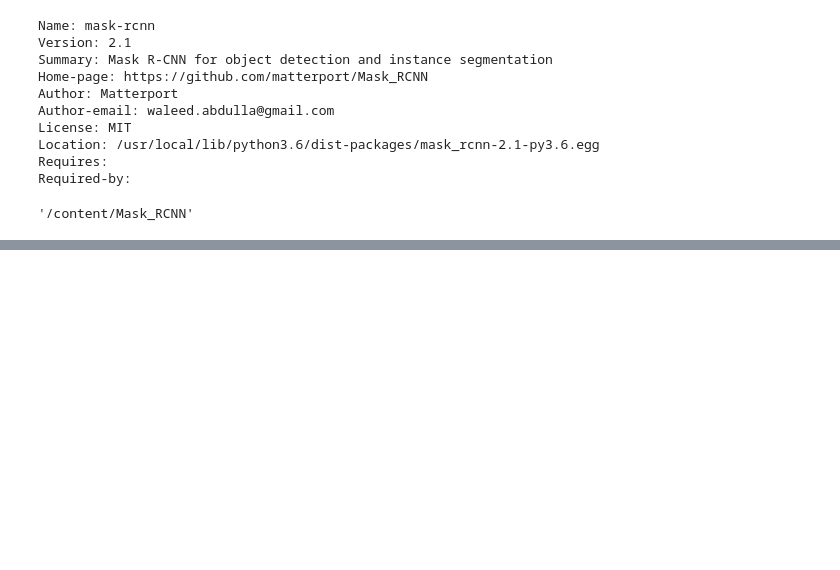
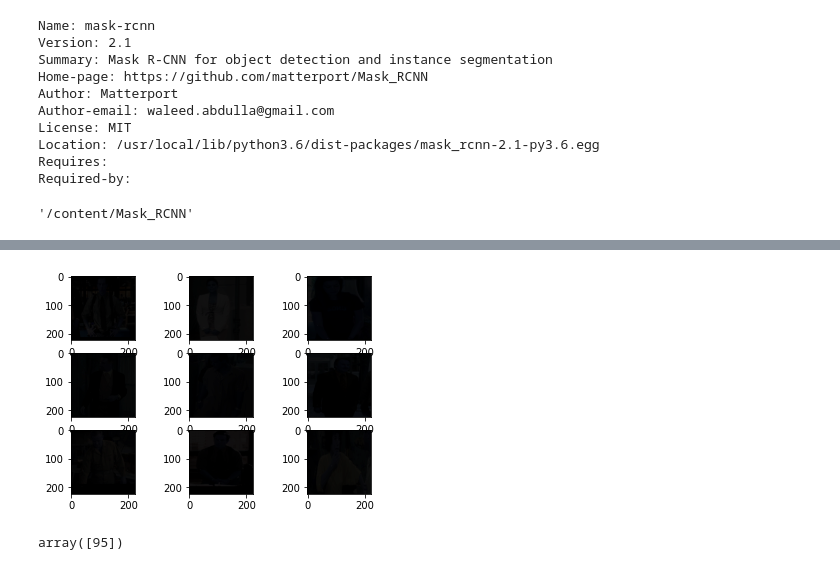
Before and after one commit to abhay43/DL_Code, a Jupyter notebook: Human Pose Detection using Mask RCNN.ipynb, the cells around one changed output, grey strips where cells are left out. Drawn from its saved outputs; the diff is of its cells as text; code cells hidden in the pictures; blank space fills up the shorter version.

```diff
--- a/Human Pose Detection using Mask RCNN.ipynb
+++ b/Human Pose Detection using Mask RCNN.ipynb
@@ -134,0 +242,16 @@ class pose_detection:
+# %%
+# plot first few images
+for i in range(9):
+	# define subplot
+	pyplot.subplot(330 + 1 + i)
+	# plot raw pixel data
+	image = train_cls.load_image(i)
+	pyplot.imshow(image)
+	# plot all masks
+	mask, _ = train_cls.load_mask(i)
+	for j in range(mask.shape[2]):
+		pyplot.imshow(mask[:, :, j], cmap='gray', alpha=0.3)
+# show the figure
+pyplot.show()
+# %% [output]
+[figure, added]
@@ -134,0 +265,6 @@ class pose_detection:
+# %%
+m = mask[:, :, 1]
+vertical_indicies = np.where(np.any(m, axis=1))[0]
+vertical_indicies
+# %% [output]
+array([95])
```
Also changed, not shown: parts of 32 cells of this notebook.
